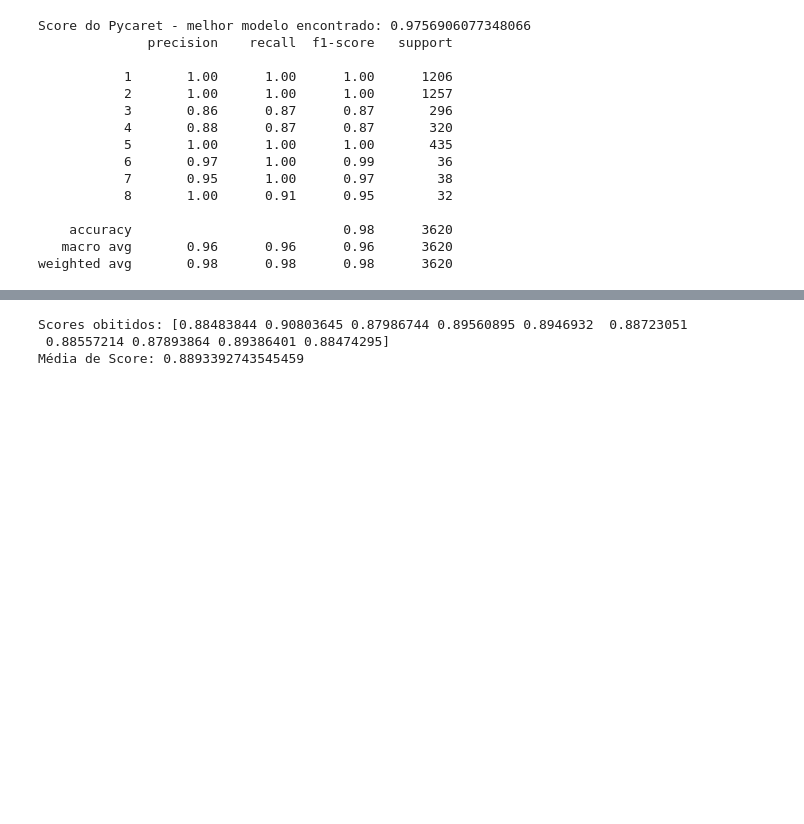
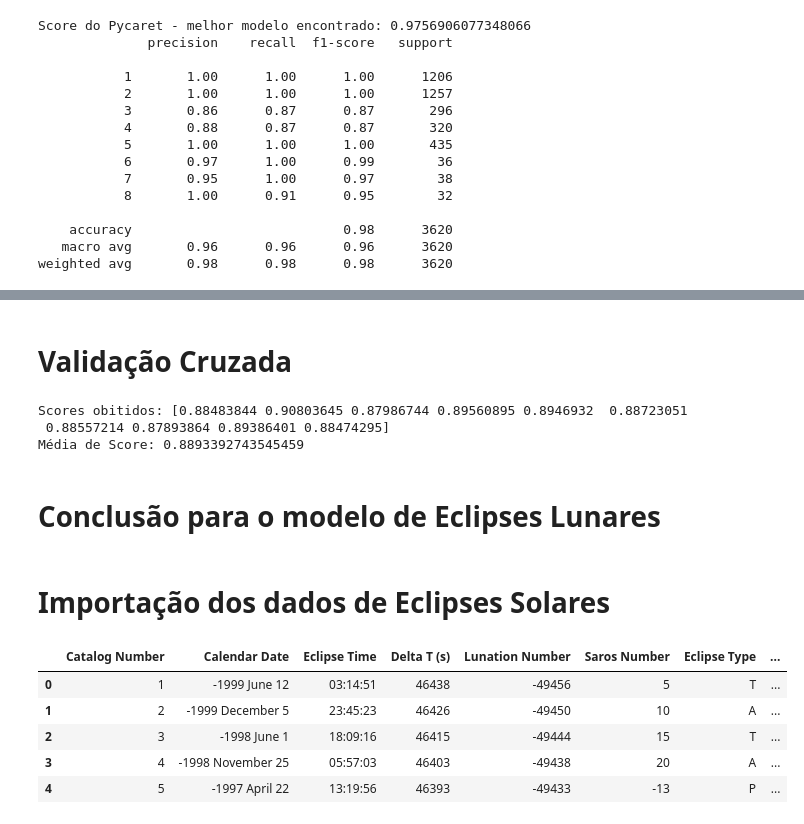
Before and after one commit to MrVtR/Solar_And_Lunar_Eclipses_Machine_Learning_Classification_Project, a Jupyter notebook: Lunar and Solar Eclipse Classification Project.ipynb, the cells around one changed output, grey strips where cells are left out. Saved outputs shown, nothing was run; the diff lists cells and outputs as text; code cells hidden in the pictures; blank space fills up the shorter version.

```diff
--- a/Lunar and Solar Eclipse Classification Project.ipynb
+++ b/Lunar and Solar Eclipse Classification Project.ipynb
@@ -417,9 +415,25 @@ weighted avg       0.98      0.98      0.98      3620
-# %%
-scores = cross_val_score(best, X, y, cv=10) #variável com número de validações cv
-
-print("Scores obitidos:",scores)
-print("Média de Score:",scores.mean())
-# %% [output]
-Scores obitidos: [0.88483844 0.90803645 0.87986744 0.89560895 0.8946932  0.88723051
- 0.88557214 0.87893864 0.89386401 0.88474295]
-Média de Score: 0.8893392743545459
+# %% [markdown]
+# Validação Cruzada
+# %%
+scores = cross_val_score(best, X, y, cv=10) #variável com número de validações cv
+
+print("Scores obitidos:",scores)
+print("Média de Score:",scores.mean())
+# %% [output]
+Scores obitidos: [0.88483844 0.90803645 0.87986744 0.89560895 0.8946932  0.88723051
+ 0.88557214 0.87893864 0.89386401 0.88474295]
+Média de Score: 0.8893392743545459
+# %% [markdown]
+# Conclusão para o modelo de Eclipses Lunares
+# %% [markdown]
+# Importação dos dados de Eclipses Solares
+# %%
+dfSolar = pd.read_csv('datasets/solar.csv')
+dfSolar.head()
+# %% [output]
+|  | Catalog Number | Calendar Date | Eclipse Time | Delta T (s) | Lunation Number | Saros Number | Eclipse Type | ... |
+| 0 | 1 | -1999 June 12 | 03:14:51 | 46438 | -49456 | 5 | T | ... |
+| 1 | 2 | -1999 December 5 | 23:45:23 | 46426 | -49450 | 10 | A | ... |
+| 2 | 3 | -1998 June 1 | 18:09:16 | 46415 | -49444 | 15 | T | ... |
+| 3 | 4 | -1998 November 25 | 05:57:03 | 46403 | -49438 | 20 | A | ... |
+| 4 | 5 | -1997 April 22 | 13:19:56 | 46393 | -49433 | -13 | P | ... |
```
Also changed, not shown: parts of 11 cells of this notebook.
